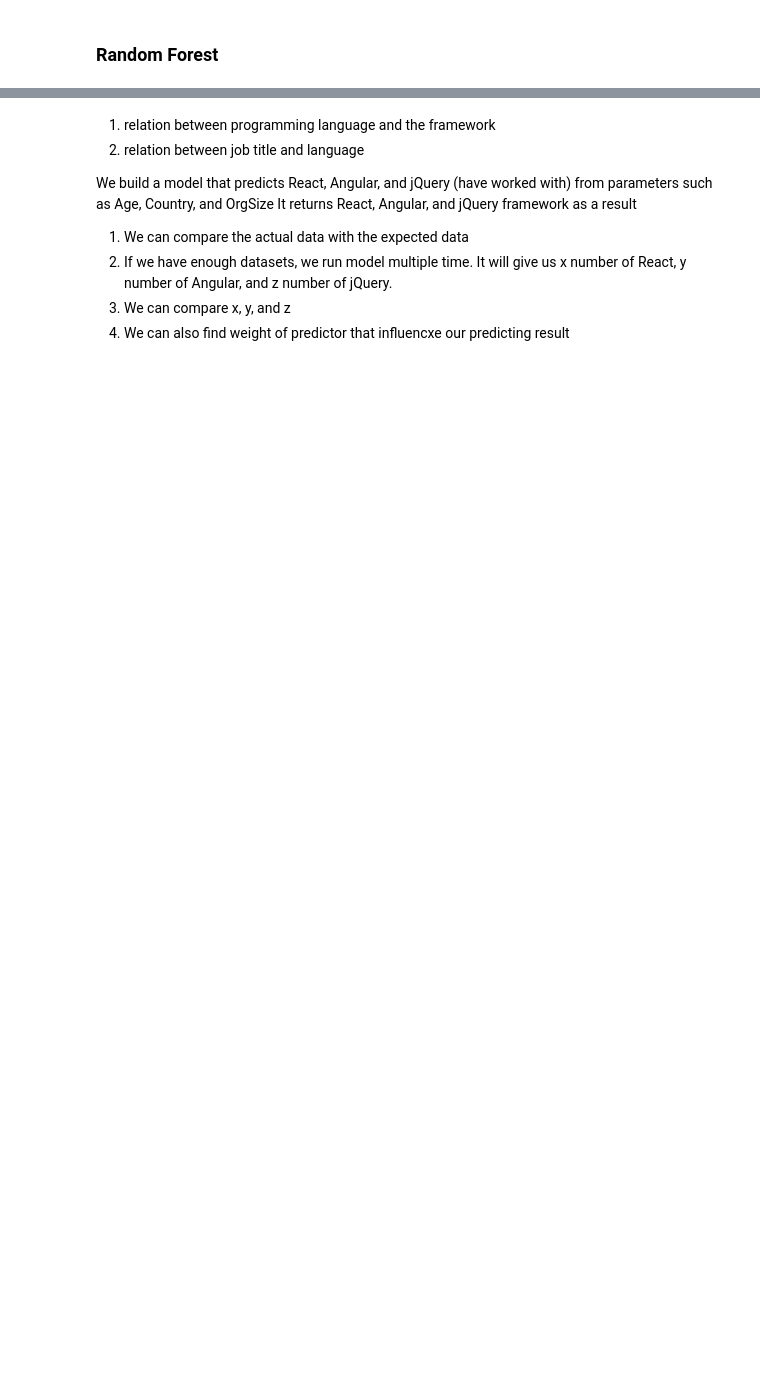
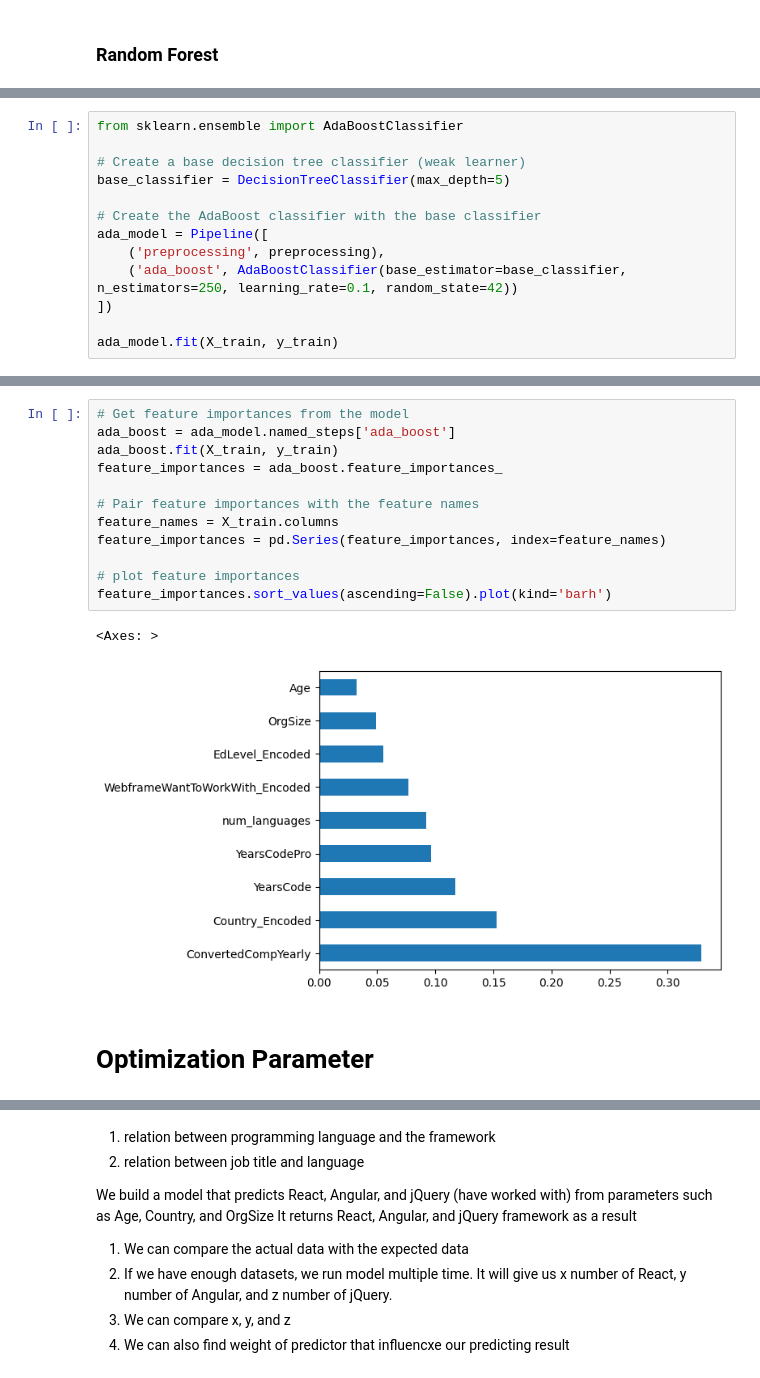
Before and after one commit to Poomon001/Framework-Trend-Model-Analysis, a Jupyter notebook: main.ipynb, the cells around one changed output, grey strips where cells are left out. Drawn from its saved outputs; the diff is of its cells as text; blank space fills up the shorter version.

```diff
--- a/main.ipynb
+++ b/main.ipynb
@@ -1132,0 +1377,13 @@ feature_importances.sort_values(ascending=False).plot(kind='barh')
+# %%
+from sklearn.ensemble import AdaBoostClassifier
+
+# Create a base decision tree classifier (weak learner)
+base_classifier = DecisionTreeClassifier(max_depth=5)
+
+# Create the AdaBoost classifier with the base classifier
+ada_model = Pipeline([
+    ('preprocessing', preprocessing),
+    ('ada_boost', AdaBoostClassifier(base_estimator=base_classifier, n_estimators=250, learning_rate=0.1, random_state=42))
+])
+
+ada_model.fit(X_train, y_train)
@@ -1132,0 +1458,17 @@ feature_importances.sort_values(ascending=False).plot(kind='barh')
+# %%
+# Get feature importances from the model
+ada_boost = ada_model.named_steps['ada_boost']
+ada_boost.fit(X_train, y_train)
+feature_importances = ada_boost.feature_importances_
+
+# Pair feature importances with the feature names
+feature_names = X_train.columns
+feature_importances = pd.Series(feature_importances, index=feature_names)
+
+# plot feature importances
+feature_importances.sort_values(ascending=False).plot(kind='barh')
+# %% [output]
+<Axes: >
+[figure, added]
+# %% [markdown]
+# Optimization Parameter
```
Also changed, not shown: parts of 40 cells of this notebook.
